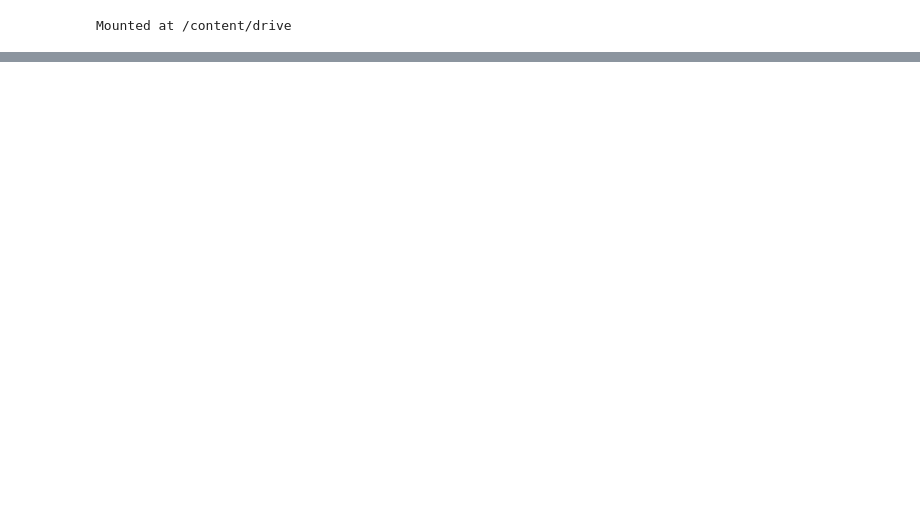
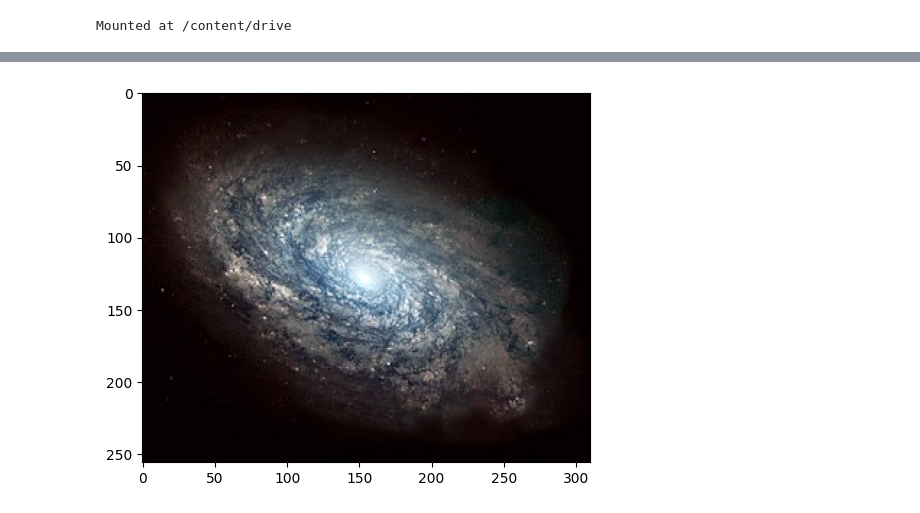
Before and after one commit to davismaulana/PCVK_Ganjil_2024, a Jupyter notebook: week5.ipynb, the cells around one changed output, grey strips where cells are left out. Drawn from its saved outputs; the diff is of its cells as text; code cells hidden in the pictures; blank space fills up the shorter version.

```diff
--- a/week5.ipynb
+++ b/week5.ipynb
@@ -157,0 +77,42 @@ Average PSNR for different numbers of images:
+# %%
+import glob
+
+cv_img = []
+
+for img in glob.glob('/content/drive/MyDrive/Images/noises/*.jpg'):
+  n = cv.imread(img)
+  cv_img.append(n)
+
+galaxy_ori = cv.imread('/content/drive/MyDrive/Images/galaxy.jpg', cv.COLOR_BGR2RGB)
+plt.imshow(galaxy_ori)
+
+def pnsr(original, noise):
+    mse = np.mean((original - noise) ** 2)
+    if mse == 0:
+        return 100
+    max_pixel = 255.0
+    psnr = 20 * np.log10(max_pixel / np.sqrt(mse))
+    return psnr
+
+def average_denoising(images, jumlah_citra):
+    sum_image = np.zeros(images[0].shape, np.float64)
+    for i in range(jumlah_citra):
+        sum_image = sum_image + images[i]
+    average_image = sum_image / jumlah_citra
+    return np.clip(average_image, 0, 255).astype(np.uint8)
+
+average_5 = average_denoising(cv_img, 5)
+average_10 = average_denoising(cv_img, 10)
+average_20 = average_denoising(cv_img, 20)
+average_40 = average_denoising(cv_img, 40)
+average_80 = average_denoising(cv_img, 80)
+average_100 = average_denoising(cv_img, 100)
+
+psnr_5 = pnsr(galaxy_ori, average_5)
+psnr_10 = pnsr(galaxy_ori, average_10)
+psnr_20 = pnsr(galaxy_ori, average_20)
+psnr_40 = pnsr(galaxy_ori, average_40)
+psnr_80 = pnsr(galaxy_ori, average_80)
+psnr_100 = pnsr(galaxy_ori, average_100)
+# %% [output]
+[figure, added]
```
Also changed, not shown: parts of 10 cells of this notebook.
